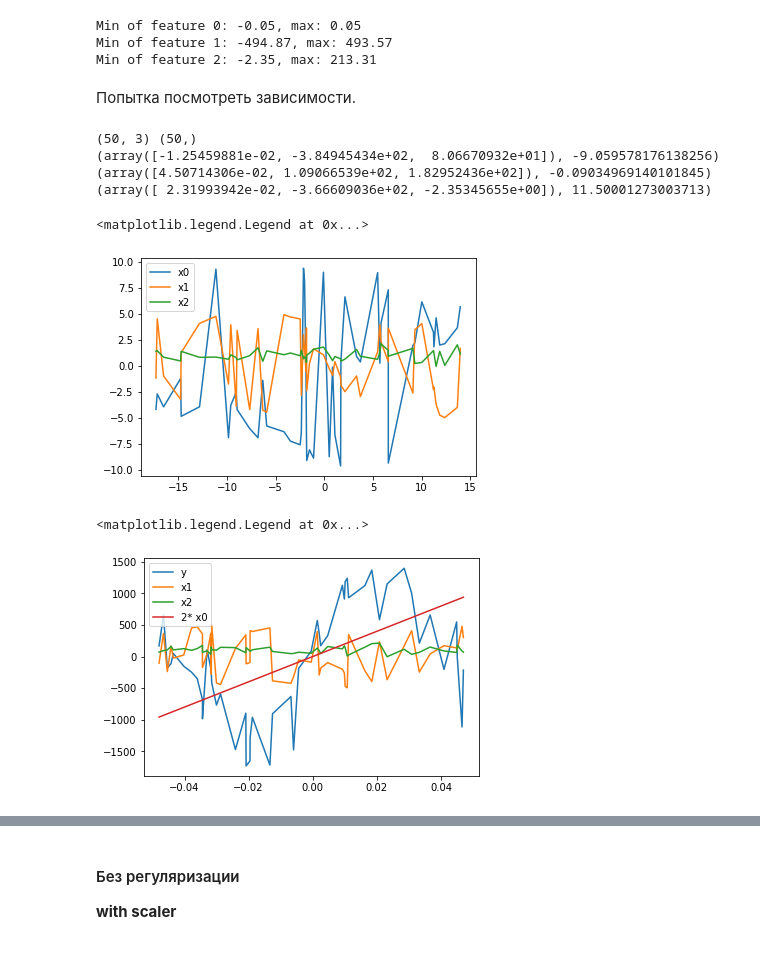
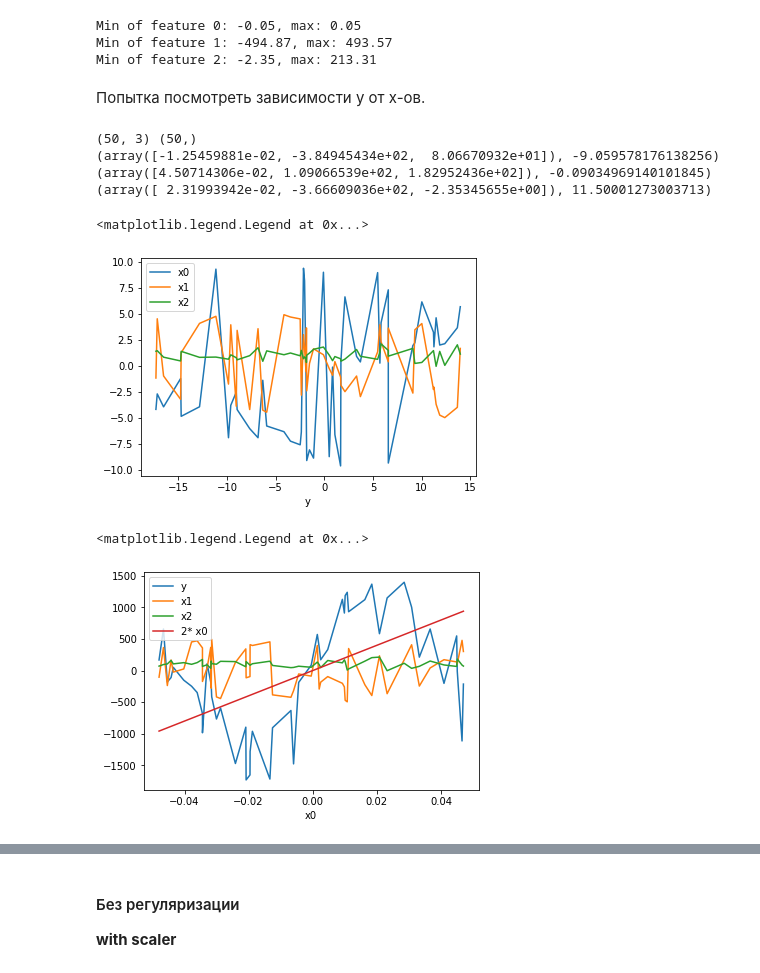
Before and after one commit to bonvech/ml-intro-2, a Jupyter notebook: 4_overfitting_regularization/overfitting_regularization.ipynb, the cells around one changed output, grey strips where cells are left out. Saved outputs shown, nothing was run; the diff lists cells and outputs as text; code cells hidden in the pictures.

```diff
--- a/4_overfitting_regularization/overfitting_regularization.ipynb
+++ b/4_overfitting_regularization/overfitting_regularization.ipynb
@@ -822,7 +822,7 @@ Min of feature 0: -0.05, max: 0.05
 Min of feature 1: -494.87, max: 493.57
 Min of feature 2: -2.35, max: 213.31
 # %% [markdown]
-Попытка посмотреть зависимости.
+Попытка посмотреть зависимости y от х-ов.
 # %%
 print(X_hw.shape, y.shape)
 print(*zip(X_hw[:3], y[:3]), sep='\n')
@@ -834,23 +834,25 @@ print(*zip(X_hw[:3], y[:3]), sep='\n')
 # %%
 x = [[X_hw[i][j] for i in range(X_hw.shape[0]) ] for j in range(X_hw.shape[1])]
 x0, x1, x2 = x[0], x[1], x[2]
 df = pd.DataFrame(list(zip(x0, x1, x2, y)),
                   columns = ['x0', 'x1', 'x2', 'y'])
 df = df.sort_values(by='y')
 plt.plot(df.y, df.x0 * 100 * 2, label='x0')
 plt.plot(df.y, df.x1 / 100, label='x1')
 plt.plot(df.y, df.x2 / 100, label='x2')
+plt.xlabel('y')
 plt.legend()
 # %% [output]
 <matplotlib.legend.Legend at 0x...>
-[figure, old version]
+[figure, new version]
 # %%
 df = df.sort_values(by='x0')
 plt.plot(df.x0, df.y * 100, label='y')
 plt.plot(df.x0, df.x1, label='x1')
 plt.plot(df.x0, df.x2, label='x2')
 plt.plot(df.x0, df.x0 * 20000, label='2* x0')
+plt.xlabel('x0')
 plt.legend()
 # %% [output]
 <matplotlib.legend.Legend at 0x...>
-[figure, old version]
+[figure, new version]
```
Also changed, not shown: parts of 16 cells of this notebook.
